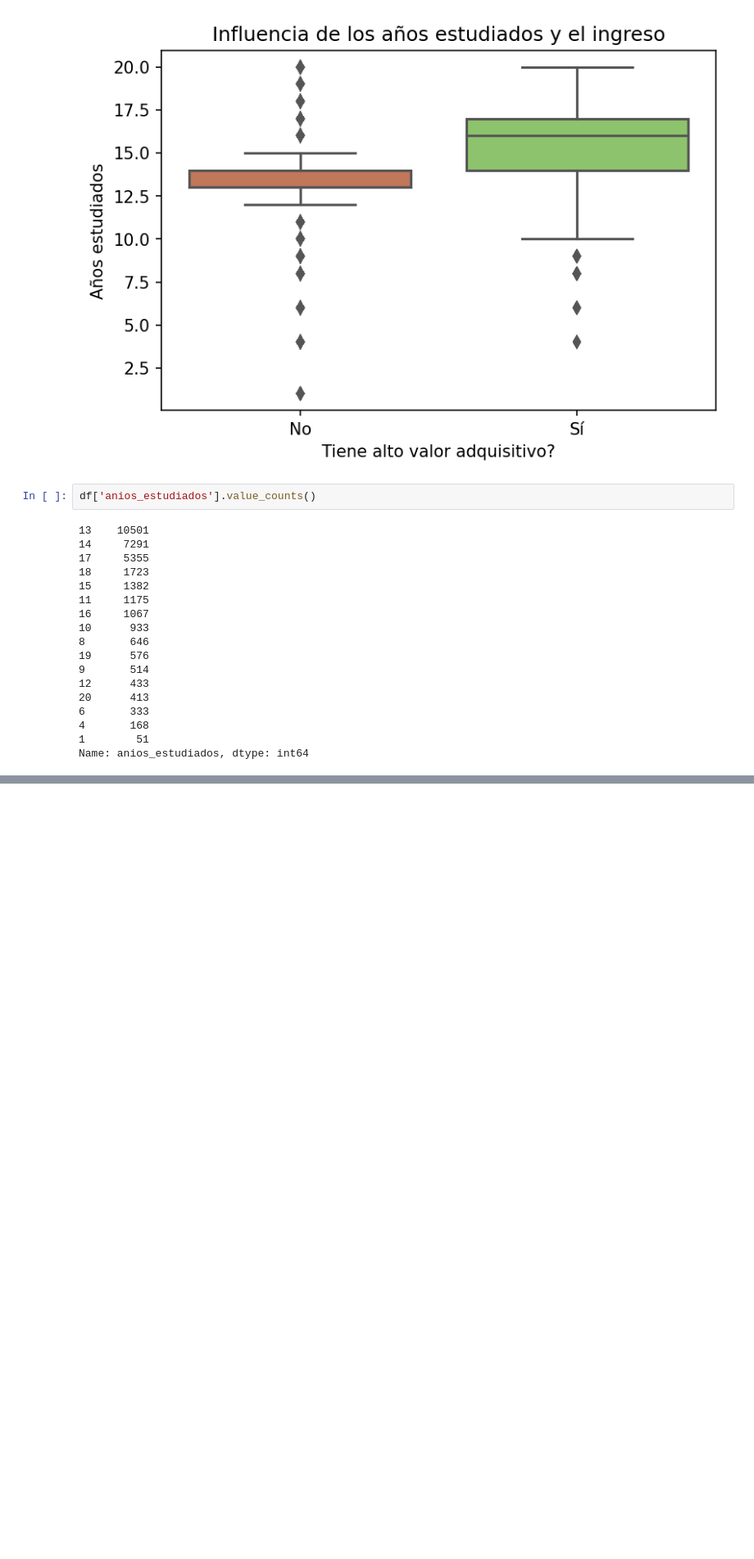
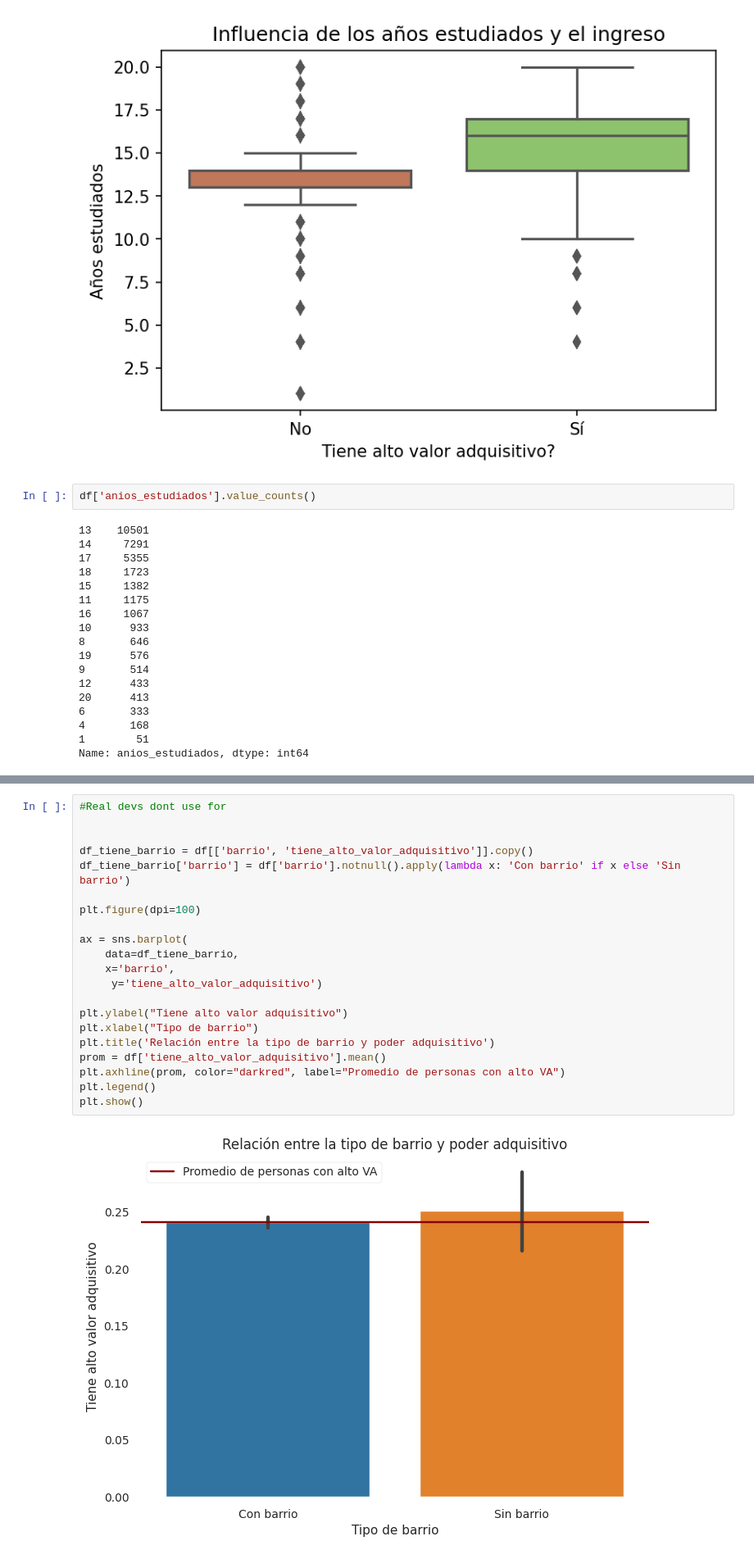
Before and after one commit to SantiValdezUlzurrun/TP-2021-1C-Organizacion-de-datos, a Jupyter notebook: TP.ipynb, the cells around one changed output, grey strips where cells are left out. Shown at 82% size. Saved outputs shown, nothing was run; the diff lists cells and outputs as text; blank space fills up the shorter version.

```diff
--- a/TP.ipynb
+++ b/TP.ipynb
@@ -119,0 +150,23 @@ Name: anios_estudiados, dtype: int64
+# %%
+#Real devs dont use for
+
+
+df_tiene_barrio = df[['barrio', 'tiene_alto_valor_adquisitivo']].copy()
+df_tiene_barrio['barrio'] = df['barrio'].notnull().apply(lambda x: 'Con barrio' if x else 'Sin barrio')
+
+plt.figure(dpi=100)
+
+ax = sns.barplot(
+    data=df_tiene_barrio,
+    x='barrio',
+     y='tiene_alto_valor_adquisitivo')
+
+plt.ylabel("Tiene alto valor adquisitivo")
+plt.xlabel("Tipo de barrio")
+plt.title('Relación entre la tipo de barrio y poder adquisitivo')
+prom = df['tiene_alto_valor_adquisitivo'].mean()
+plt.axhline(prom, color="darkred", label="Promedio de personas con alto VA")
+plt.legend()
+plt.show()
+# %% [output]
+[figure, added]
```
Also changed, not shown: parts of 6 cells of this notebook, 1 other file.
